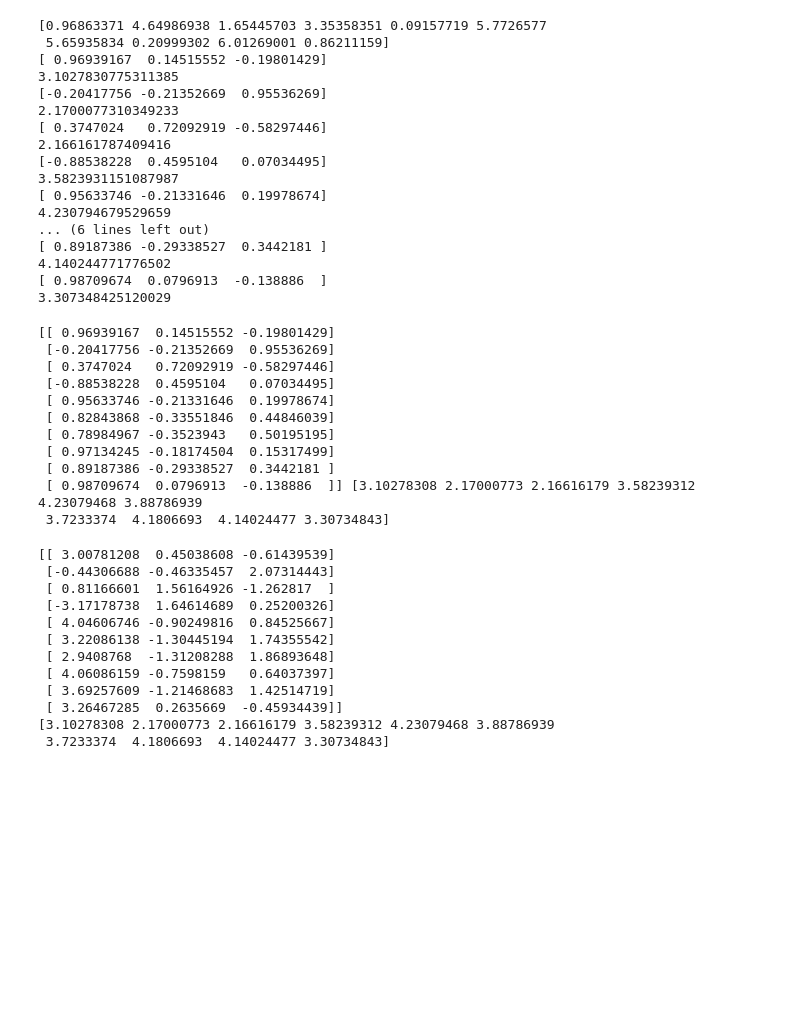
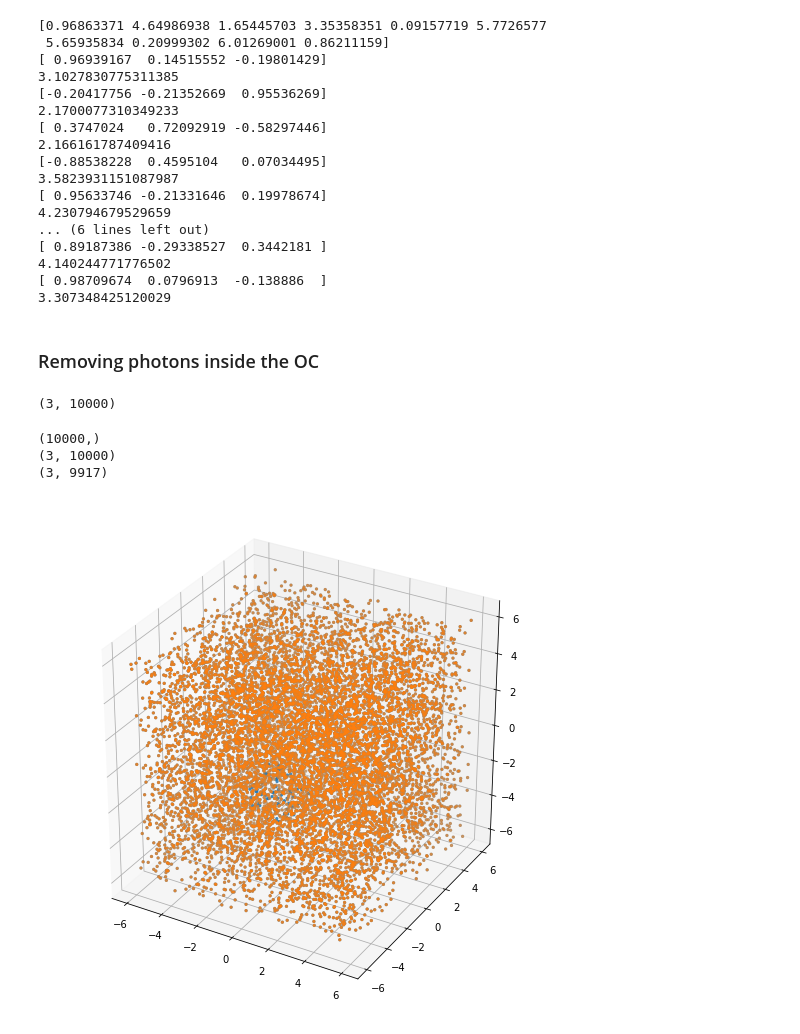
Before and after one commit to eklem1/OD_work, a Jupyter notebook: CherenkovGen/CherenkovLight.ipynb, the cells around one changed output. Drawn from its saved outputs; the diff is of its cells as text; code cells hidden in the pictures; blank space fills up the shorter version.

```diff
--- a/CherenkovGen/CherenkovLight.ipynb
+++ b/CherenkovGen/CherenkovLight.ipynb
@@ -362,41 +362,43 @@ for i in range(NPhotons):
 4.140244771776502
 [ 0.98709674  0.0796913  -0.138886  ]
 3.307348425120029
-# %%
-momentum = momentum_L
-
-norm = np.linalg.norm(momentum, axis=1)
-photonsDirection = momentum/norm.reshape((norm.size, 1))
-
-print(photonsDirection, norm)
-# %% [output]
-[[ 0.96939167  0.14515552 -0.19801429]
- [-0.20417756 -0.21352669  0.95536269]
- [ 0.3747024   0.72092919 -0.58297446]
- [-0.88538228  0.4595104   0.07034495]
- [ 0.95633746 -0.21331646  0.19978674]
- [ 0.82843868 -0.33551846  0.44846039]
- [ 0.78984967 -0.3523943   0.50195195]
- [ 0.97134245 -0.18174504  0.15317499]
- [ 0.89187386 -0.29338527  0.3442181 ]
- [ 0.98709674  0.0796913  -0.138886  ]] [3.10278308 2.17000773 2.16616179 3.58239312 4.23079468 3.88786939
- 3.7233374  4.1806693  4.14024477 3.30734843]
-# %%
-momentum = momentum_L
-print(momentum_L)
-
-photonVelocity = np.linalg.norm(momentum, axis=1)
-print(photonVelocity)
-# %% [output]
-[[ 3.00781208  0.45038608 -0.61439539]
- [-0.44306688 -0.46335457  2.07314443]
- [ 0.81166601  1.56164926 -1.262817  ]
- [-3.17178738  1.64614689  0.25200326]
- [ 4.04606746 -0.90249816  0.84525667]
- [ 3.22086138 -1.30445194  1.74355542]
- [ 2.9408768  -1.31208288  1.86893648]
- [ 4.06086159 -0.7598159   0.64037397]
- [ 3.69257609 -1.21468683  1.42514719]
- [ 3.26467285  0.2635669  -0.45934439]]
-[3.10278308 2.17000773 2.16616179 3.58239312 4.23079468 3.88786939
- 3.7233374  4.1806693  4.14024477 3.30734843]
+# %% [markdown]
+### Removing photons inside the OC
+# %%
+center = [1,-4,0]
+radius = 1.5
+
+N = 10000
+points = np.random.random((3,N))*12 - 6
+
+print(points.shape)
+# %% [output]
+(3, 10000)
+# %%
+# points_remove
+points_shift = points.T - center
+
+points_len = np.linalg.norm(points_shift, axis=1)
+
+print(points_len.shape)
+goodCheck = np.array([[l>radius,l>radius, l>radius] for l in points_len]).T
+print(goodCheck.shape)
+
+# points_good = points[goodCheck]
+points_good = np.reshape(points[goodCheck], (3, -1))
+
+print(points_good.shape)
+# %% [output]
+(10000,)
+(3, 10000)
+(3, 9917)
+# %%
+fig = plt.figure(figsize=(7,7))
+axes = mplot3d.Axes3D(fig)
+
+p = axes.scatter3D(points[0], points[1], points[2], s=5)
+q = axes.scatter3D(points_good[0], points_good[1], points_good[2], s=5)
+
+plt.show()
+# %% [output]
+[figure, added]
```
Also changed, not shown: 2 other files.
